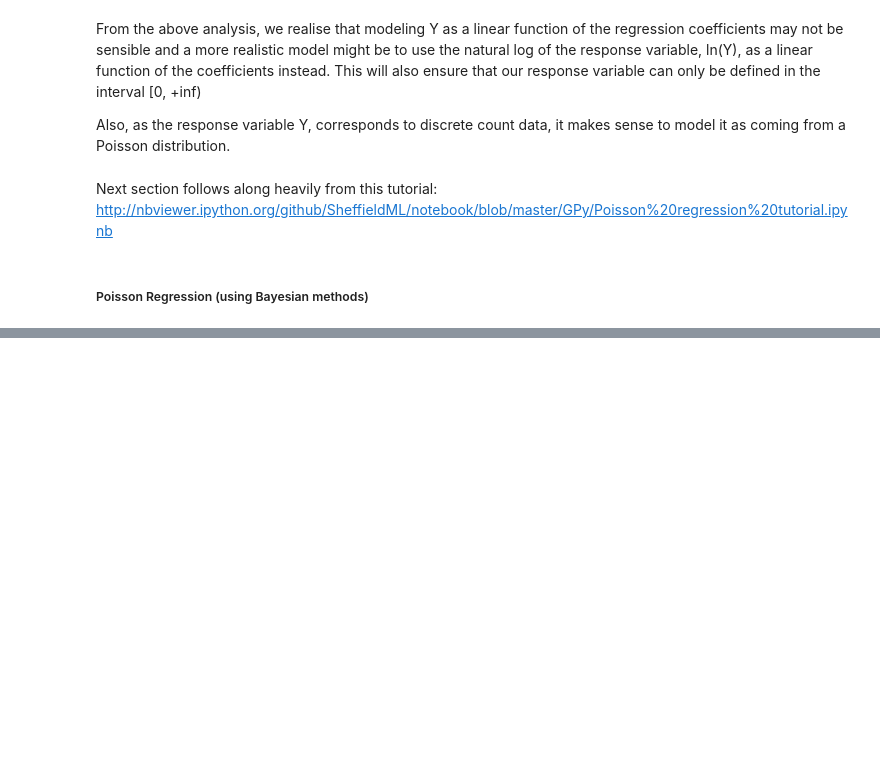
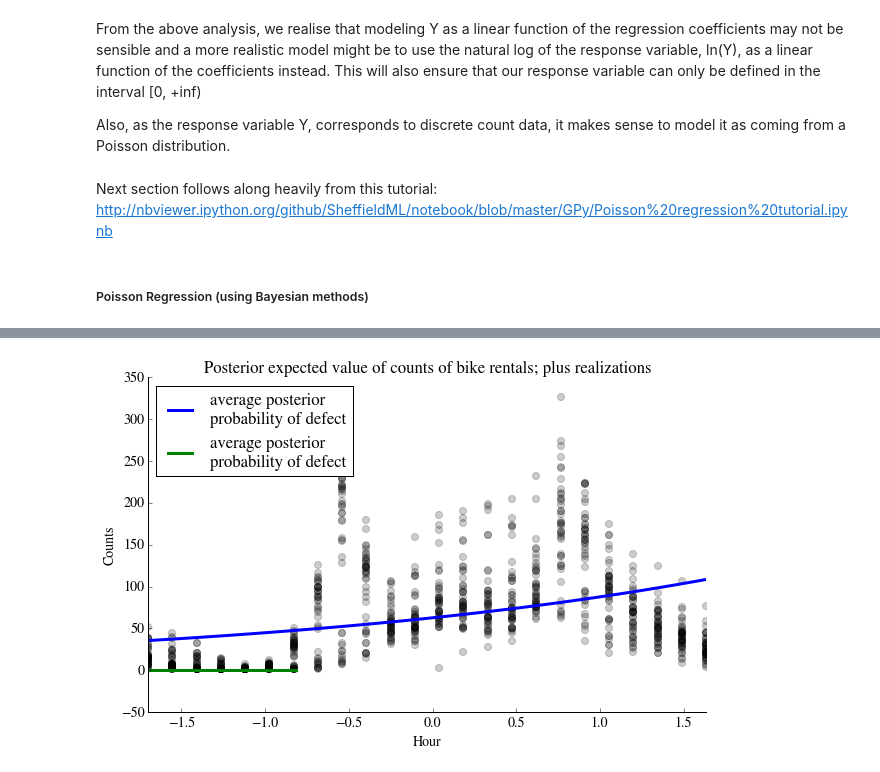
Before and after one commit to fraser-campbell/Machine-Learning-Projects, a Jupyter notebook: Bike Sharing/Bike Sharing.ipynb, the cells around one changed output, grey strips where cells are left out. Saved outputs shown, nothing was run; the diff lists cells and outputs as text; code cells hidden in the pictures; blank space fills up the shorter version.

```diff
--- a/Bike Sharing/Bike Sharing.ipynb
+++ b/Bike Sharing/Bike Sharing.ipynb
@@ -493,0 +594,22 @@ plt.legend(loc = "upper right");
+# %%
+t = np.linspace(hour_norm.min(), hour_norm.max(), 50)[:, None]
+lambda_ =  np.exp(np.dot(beta_samples, t.T) + alpha_samples)
+mean_count_t = lambda_.mean(axis=0)
+
+t = np.linspace(hour_norm.min(), hour_norm.max(), 50)[:, None]
+t2 = np.linspace(hour_2_norm.min(), hour_2_norm.max(), 50)[:, None]
+t3 = np.linspace(hour_3_norm.min(), hour_3_norm.max(), 50)[:, None]
+lambda_3 =  np.exp(np.dot(beta_samples2, t.T) + np.dot(gamma_samples2, t2.T) + np.dot(delta_samples2, t3.T) + alpha_samples2)
+mean_count_t_3 = lambda_3.mean(axis=0)
+# %%
+plt.plot(t, mean_count_t, lw=3, color = "b", label="average posterior \nprobability of defect")
+plt.plot(t, mean_count_t_3, lw=3, color = "green", label="average posterior \nprobability of defect")
+plt.scatter(hour_norm, y, color="k", s=50, alpha=0.2)
+plt.title("Posterior expected value of counts of bike rentals; plus realizations")
+plt.legend(loc="upper left")
+plt.xlim(t.min(), t.max())
+plt.ylabel("Counts")
+plt.xlabel("Hour")
+remove_border()
+# %% [output]
+[figure, added]
```
Also changed, not shown: parts of 8 cells of this notebook.
